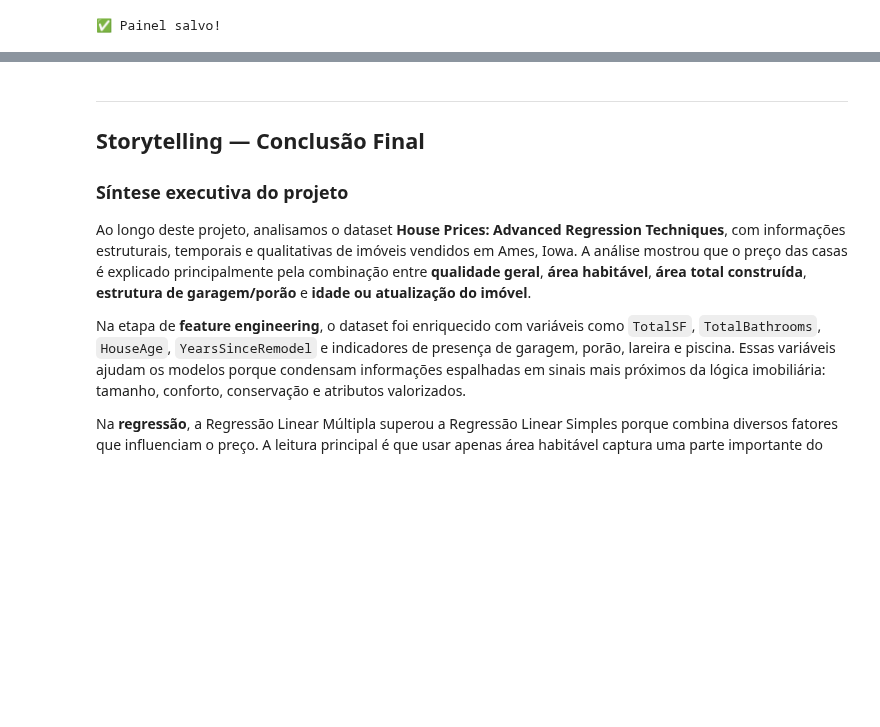
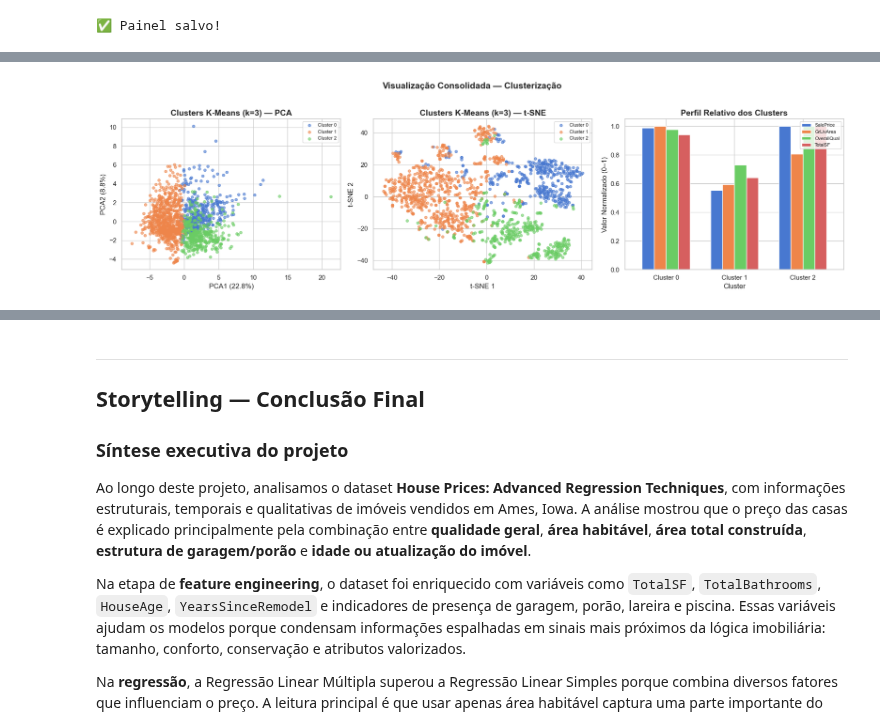
Before and after one commit to luisflipefv/analise-de-dados-c3, a Jupyter notebook: notebooks/06_visualizacao.ipynb, the cells around one changed output, grey strips where cells are left out. Drawn from its saved outputs; the diff is of its cells as text; code cells hidden in the pictures; blank space fills up the shorter version.

Commit message:
feat: add visualization notebook and export exploratory data analysis plots

```diff
--- a/notebooks/06_visualizacao.ipynb
+++ b/notebooks/06_visualizacao.ipynb
@@ -308,0 +441,85 @@ print('✅ Painel salvo!')
+# %%
+# ── Clusterização: K-Means + PCA + t-SNE ──
+from sklearn.preprocessing import StandardScaler
+from sklearn.decomposition import PCA
+from sklearn.cluster import KMeans
+from sklearn.manifold import TSNE
+
+df_clust = pd.read_csv('../data/train.csv')
+
+# Features derivadas
+df_clust['TotalSF'] = df_clust['TotalBsmtSF'] + df_clust['1stFlrSF'] + df_clust['2ndFlrSF']
+df_clust['TotalBathrooms'] = df_clust['FullBath'] + 0.5*df_clust['HalfBath'] + df_clust['BsmtFullBath'] + 0.5*df_clust['BsmtHalfBath']
+df_clust['HouseAge'] = (df_clust['YrSold'] - df_clust['YearBuilt']).clip(lower=0)
+
+df_num_c = df_clust.select_dtypes(include=[np.number]).copy()
+df_num_c = df_num_c.fillna(df_num_c.median(numeric_only=True))
+X_cl = df_num_c.drop(columns=['Id', 'SalePrice'], errors='ignore')
+
+scaler = StandardScaler()
+X_sc = scaler.fit_transform(X_cl)
+
+# PCA
+pca = PCA(n_components=2, random_state=42)
+X_pca = pca.fit_transform(X_sc)
+
+# K-Means (k=3 — valor típico do elbow)
+# Recalcular elbow para achar k
+from numpy.linalg import norm
+inertias = []
+for k in range(1, 11):
+    inertias.append(KMeans(n_clusters=k, random_state=42, n_init=10).fit(X_sc).inertia_)
+pts = np.array(list(zip(range(1,11), inertias)), dtype=float)
+line = pts[-1] - pts[0]
+line_n = line / norm(line)
+dists = [norm((p - pts[0]) - np.dot(p - pts[0], line_n)*line_n) for p in pts]
+k_best = int(np.argmax(dists)) + 1
+
+km = KMeans(n_clusters=k_best, random_state=42, n_init=10)
+labels = km.fit_predict(X_sc)
+
+# t-SNE
+tsne = TSNE(n_components=2, random_state=42, perplexity=30, init='pca', learning_rate='auto')
+X_tsne = tsne.fit_transform(X_sc)
+
+# ── Painel: PCA + t-SNE + Perfil ──
+fig, axes = plt.subplots(1, 3, figsize=(18, 5))
+
+# PCA
+for cl in range(k_best):
+    mask = labels == cl
+    axes[0].scatter(X_pca[mask, 0], X_pca[mask, 1], s=20, alpha=0.6, label=f'Cluster {cl}')
+axes[0].set_title(f'Clusters K-Means (k={k_best}) — PCA', fontweight='bold')
+axes[0].set_xlabel(f'PCA1 ({pca.explained_variance_ratio_[0]:.1%})')
+axes[0].set_ylabel(f'PCA2 ({pca.explained_variance_ratio_[1]:.1%})')
+axes[0].legend(fontsize=8)
+
+# t-SNE
+for cl in range(k_best):
+    mask = labels == cl
+    axes[1].scatter(X_tsne[mask, 0], X_tsne[mask, 1], s=20, alpha=0.6, label=f'Cluster {cl}')
+axes[1].set_title(f'Clusters K-Means (k={k_best}) — t-SNE', fontweight='bold')
+axes[1].set_xlabel('t-SNE 1')
+axes[1].set_ylabel('t-SNE 2')
+axes[1].legend(fontsize=8)
+
+# Perfil (barplot de médias)
+df_clust['Cluster'] = labels
+profile_cols = ['SalePrice', 'GrLivArea', 'OverallQual', 'TotalSF']
+cluster_means = df_clust.groupby('Cluster')[profile_cols].mean()
+# Normalizar para comparação visual
+cluster_norm = cluster_means.div(cluster_means.max())
+cluster_norm.plot(kind='bar', ax=axes[2], edgecolor='white', width=0.7)
+axes[2].set_title('Perfil Relativo dos Clusters', fontweight='bold')
+axes[2].set_xlabel('Cluster')
+axes[2].set_ylabel('Valor Normalizado (0–1)')
+axes[2].legend(fontsize=8, loc='upper right')
+axes[2].set_xticklabels([f'Cluster {i}' for i in range(k_best)], rotation=0)
+
+plt.suptitle('Visualização Consolidada — Clusterização', fontsize=15, fontweight='bold', y=1.02)
+plt.tight_layout()
+plt.savefig('../plots/plot_resultados_clusterizacao.png', dpi=150, bbox_inches='tight')
+plt.show()
+print('✅ Gráfico salvo: plot_resultados_clusterizacao.png')
+# %% [output]
+[figure, added]
```
Also changed, not shown: parts of 16 cells of this notebook, 10 other files.
